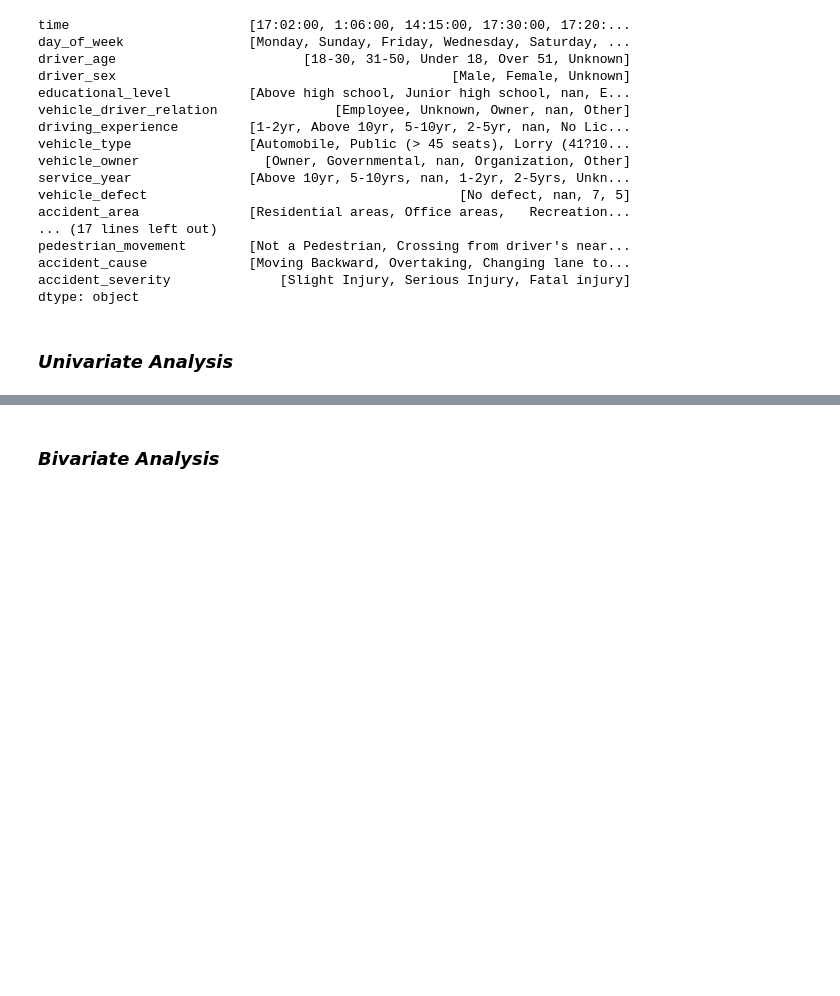
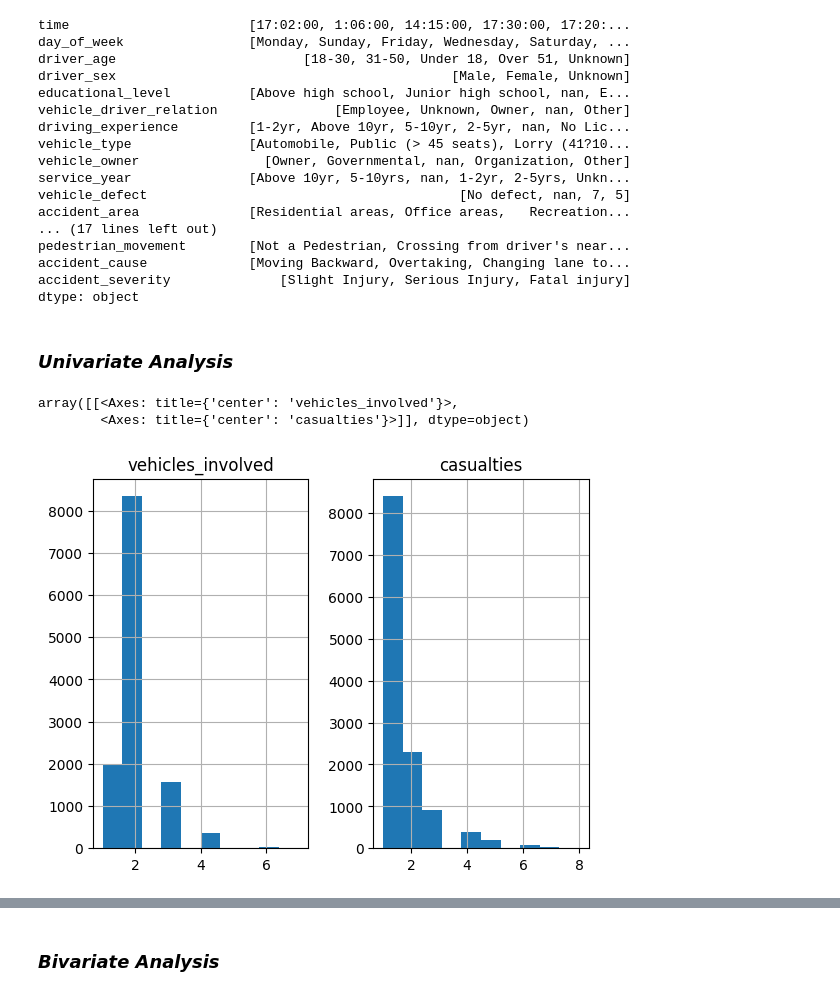
Before and after one commit to Teshager21/accident-analysis-addis_ababa, a Jupyter notebook: accident-analysis-addis_ababa.ipynb, the cells around one changed output, grey strips where cells are left out. Cells and saved outputs as stored; diff of their text form; code cells hidden in the pictures; blank space fills up the shorter version.

```diff
--- a/accident-analysis-addis_ababa.ipynb
+++ b/accident-analysis-addis_ababa.ipynb
@@ -277,3 +279,9 @@ accident_severity              [Slight Injury, Serious Injury, Fatal injury]
 dtype: object
 # %% [markdown]
 ### <i>Univariate Analysis</i>
+# %%
+df.hist()
+# %% [output]
+array([[<Axes: title={'center': 'vehicles_involved'}>,
+        <Axes: title={'center': 'casualties'}>]], dtype=object)
+[figure, added]
```
Also changed, not shown: parts of 2 cells of this notebook.
